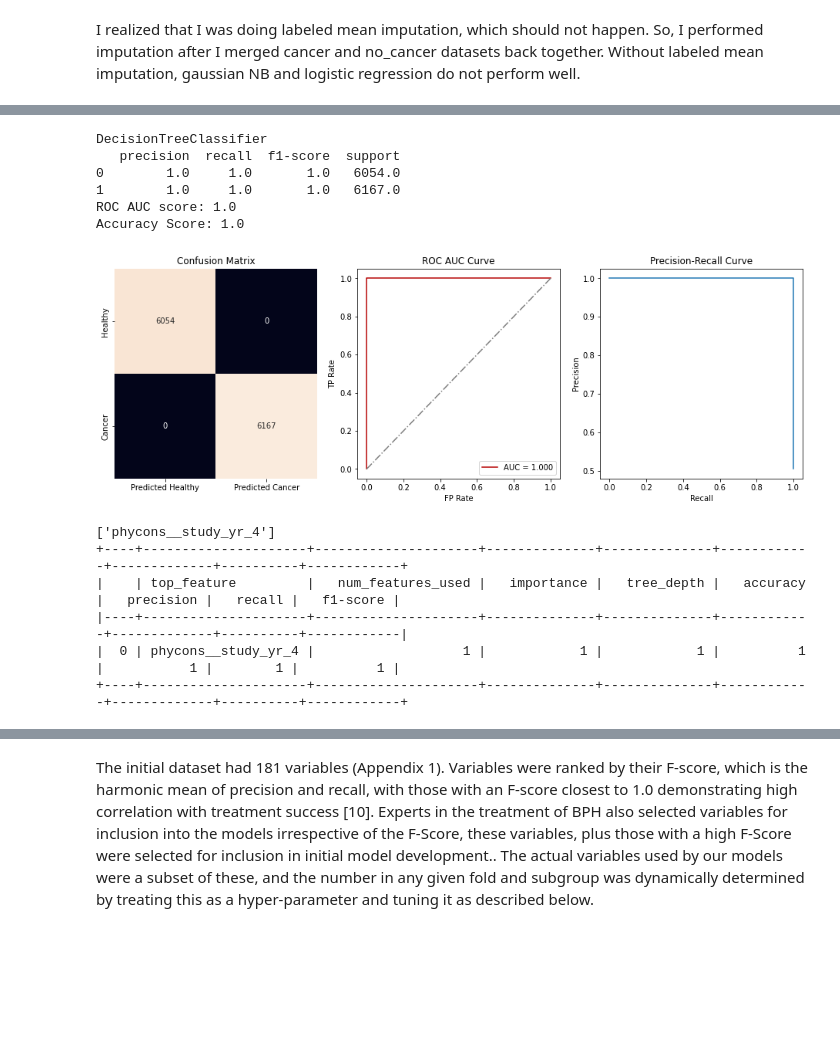
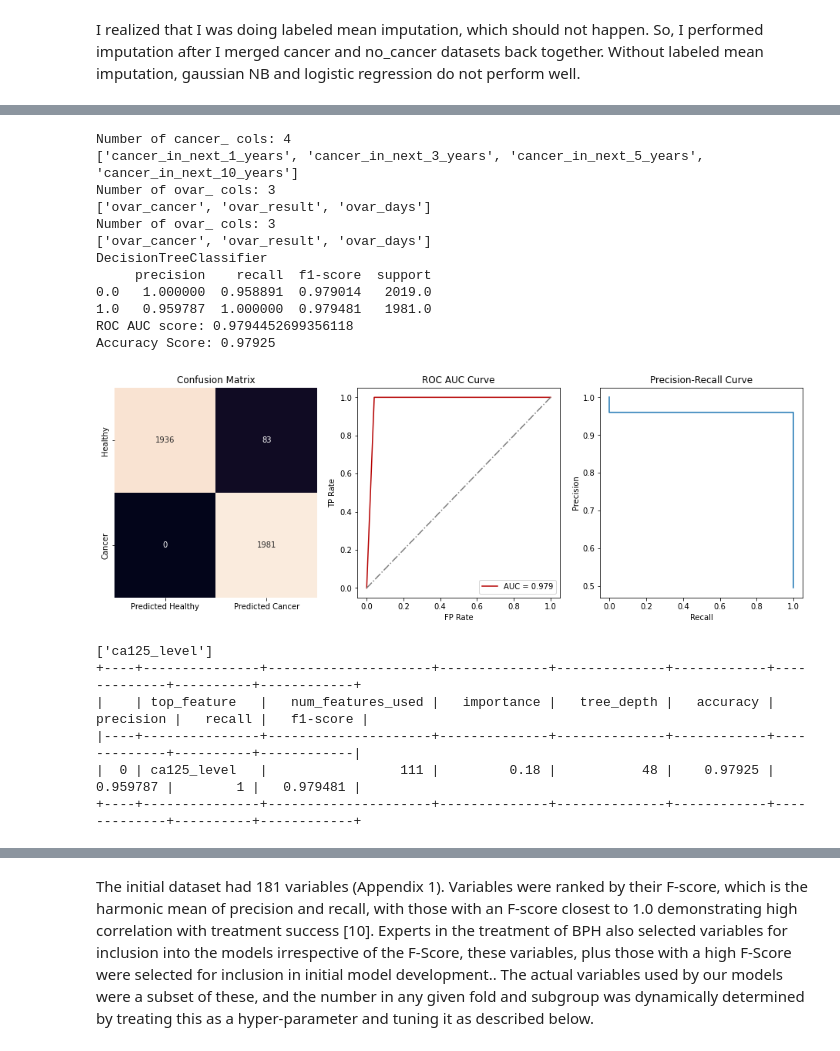
Before and after one commit to fedorenkood/ovarian_cancer_models, a Jupyter notebook: processing.ipynb, the cells around one changed output, grey strips where cells are left out. Drawn from its saved outputs; the diff is of its cells as text; code cells hidden in the pictures; blank space fills up the shorter version.

```diff
--- a/processing.ipynb
+++ b/processing.ipynb
@@ -164,0 +150,2 @@ The table of features missing over 100 percentage:
+# %%
+personal_data['ovar_cancer_years'] = personal_data['ovar_cancer_years'].fillna(100)
@@ -164,0 +226,3 @@ The table of features missing over 100 percentage:
+# %%
+# Drop features that are 100% missing
+merged_df = drop_cols_missing_percentage(100, merged_df, 'merged_df')
@@ -200,3 +272,36 @@ X_train, X_test, y_train, y_test = train_test_split(x, y, test_size = 0.2, rando
+# %%
+from sklearn.impute import SimpleImputer
+
+def process_and_impute_for_label(source_df, label, strategy, resample=10000):
+    resampled_df = resample_max(source_df, label, resample, replace=True)
+    x = resampled_df
+    x = remove_featues_startswith(x, ['cancer_'], [label])
+
+    y = x[label]
+    x = x.drop(['ovar_cancer_years', 'plco_id'], axis=1)
+
+    X_train, X_test, y_train, y_test = train_test_split(x, y, test_size = 0.2, random_state = 42)
+
+    mean_imputer = SimpleImputer(missing_values=np.nan, strategy=strategy)
+    mean_imputer.fit(X_train)
+    X_test = mean_imputer.transform(X_test)
+    X_train = pd.DataFrame(X_train, columns=x.columns)
+    X_test = pd.DataFrame(X_test, columns=x.columns)
+
+    labeled_impute = LabeledImmpute()
+    labeled_impute.fit(X_train, label)
+    # X_train = labeled_impute.transform(X_train, label, strategy)
+    X_train = mean_imputer.transform(X_train)
+    X_train = pd.DataFrame(X_train, columns=x.columns)
+    try:
+        X_train = X_train.drop([label], axis=1)
+        X_test = X_test.drop([label], axis=1)
+        X_train = remove_featues_startswith(X_train, ['ovar_'], [label])
+        X_test = remove_featues_startswith(X_test, ['ovar_'], [label])
+    except:
+        pass
+
+    return X_train, X_test, y_train, y_test
 # %%
 # x = x.reset_index()
 # y = y.reset_index()
@@ -220,13 +333,15 @@ classifiers = {
     # 'XGBClassifier': XGBClassifier(eval_metric= 'error', learning_rate= 0.1)
 }
 # trial_x = x[top_100_features[:50]]
-trial_x = x
 plot_tree = False
+label = 'cancer_in_next_1_years' # 'cancer_in_next_10_years', 'ovar_cancer'
+trial_x = merged_df
+# trial_x[label] = trial_x['ovar_cancer']
 df_feature_importance_tree = None
 df_top_feature_importances = []
 drop_n_features = 1
 for i in range(drop_n_features):
-    X_train, X_test, y_train, y_test = train_test_split(trial_x, y, test_size = 0.2, random_state = 42)
+    X_train, X_test, y_train, y_test = process_and_impute_for_label(trial_x, label, 'median', 10000)
     auc_dict = {}
     accuracy_dict = {}
     top_feature_importance = []
@@ -254,45 +369,51 @@ for i in range(drop_n_features):
             y_pred = classifier.predict(X_test)
             y_prob = classifier.predict_proba(X_test)[:,1]
             # TODO: boundary and confusion matrix
             df_top_feature_importances.append({
                 'top_feature': feature_importances.iloc[0]['feature'],
                 # 'boundary': 0,
                 'num_features_used': len(feature_importances[feature_importances['importance'] > 0]),
                 'importance': round(feature_importances.iloc[0]['importance'], 3),
                 'tree_depth': classifier.tree_.max_depth,
                 'accuracy': accuracy,
                 'precision': precision_score(y_test, y_pred),
                 'recall': recall_score(y_test, y_pred),
                 'f1-score': f1_score(y_test, y_pred),
             })
             if df_feature_importance_tree is not None:
                 df_feature_importance_tree = df_feature_importance_tree.merge(feature_importances, on='feature', how='outer', suffixes=[f'_tiral_{i}', f'_tiral_{i+1}'])
             else:
                 df_feature_importance_tree = feature_importances
             # print_df(feature_importances)
         auc_dict[classifier_type] = auc
         accuracy_dict[classifier_type] = accuracy
     trial_x = trial_x.drop(top_feature_importance, axis=1)
     print(top_feature_importance)
 
 # df_feature_importance_tree = df_feature_importance_tree[df_feature_importance_tree['importance'] > 0]
 # print_df(df_feature_importance_tree)
 print_df(pd.DataFrame(df_top_feature_importances))
 pd.DataFrame(df_top_feature_importances).to_csv(f'./top_{drop_n_features}_features_decision_tree.csv')
 # %% [output]
+Number of cancer_ cols: 4
+['cancer_in_next_1_years', 'cancer_in_next_3_years', 'cancer_in_next_5_years', 'cancer_in_next_10_years']
+Number of ovar_ cols: 3
+['ovar_cancer', 'ovar_result', 'ovar_days']
+Number of ovar_ cols: 3
+['ovar_cancer', 'ovar_result', 'ovar_days']
 DecisionTreeClassifier
-   precision  recall  f1-score  support
-0        1.0     1.0       1.0   6054.0
-1        1.0     1.0       1.0   6167.0
-ROC AUC score: 1.0
-Accuracy Score: 1.0
+     precision    recall  f1-score  support
+0.0   1.000000  0.958891  0.979014   2019.0
+1.0   0.959787  1.000000  0.979481   1981.0
+ROC AUC score: 0.9794452699356118
+Accuracy Score: 0.97925
-[figure, old version]
+[figure, new version]
-['phycons__study_yr_4']
-+----+---------------------+---------------------+--------------+--------------+------------+-------------+----------+------------+
-|    | top_feature         |   num_features_used |   importance |   tree_depth |   accuracy |   precision |   recall |   f1-score |
-|----+---------------------+---------------------+--------------+--------------+------------+-------------+----------+------------|
-|  0 | phycons__study_yr_4 |                   1 |            1 |            1 |          1 |           1 |        1 |          1 |
-+----+---------------------+---------------------+--------------+--------------+------------+-------------+----------+------------+
+['ca125_level']
++----+---------------+---------------------+--------------+--------------+------------+-------------+----------+------------+
+|    | top_feature   |   num_features_used |   importance |   tree_depth |   accuracy |   precision |   recall |   f1-score |
+|----+---------------+---------------------+--------------+--------------+------------+-------------+----------+------------|
+|  0 | ca125_level   |                 111 |         0.18 |           48 |    0.97925 |    0.959787 |        1 |   0.979481 |
++----+---------------+---------------------+--------------+--------------+------------+-------------+----------+------------+
 # %%
 
 pd.DataFrame(df_top_feature_importances).to_csv('./top_features_decision_tree.csv')
```
Also changed, not shown: parts of 31 cells of this notebook, 1 other file.
